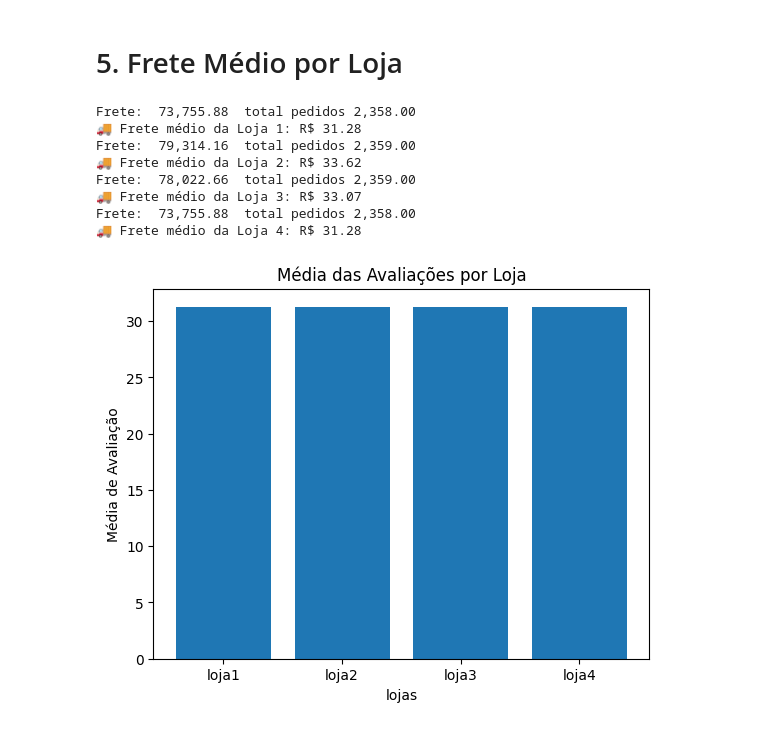
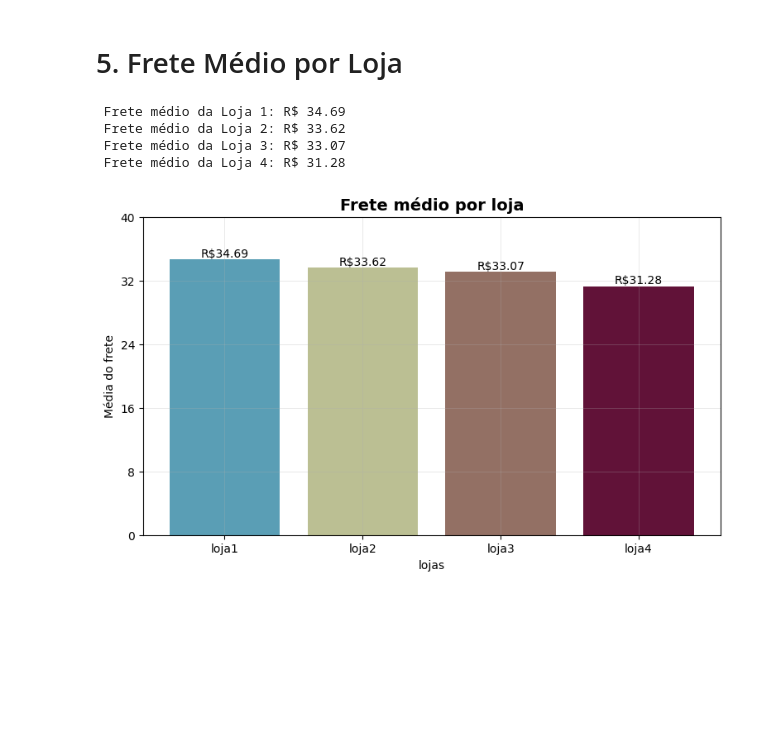
Before and after one commit to claudiaapj/challengeAluraStore, a Jupyter notebook: AluraStoreBr.ipynb, the cells around one changed output. Cells and saved outputs as stored; diff of their text form; code cells hidden in the pictures; blank space fills up the shorter version.

```diff
--- a/AluraStoreBr.ipynb
+++ b/AluraStoreBr.ipynb
@@ -195,24 +206,25 @@ for i, df in enumerate(lojas, start=1):
     total_pedidos = df['Frete'].count()
     frete_medio = soma_frete / total_pedidos
     frete_medio_graf.append(frete_medio)
-    print(f'Frete: {soma_frete: ,.2f}  total pedidos {total_pedidos:,.2f}')
-    print(f"🚚 Frete médio da Loja {i}: R$ {frete_medio:.2f}")
+    print(f" Frete médio da Loja {i}: R$ {frete_medio:.2f}")
 # %% [output]
-Frete:  73,755.88  total pedidos 2,358.00
-🚚 Frete médio da Loja 1: R$ 31.28
-Frete:  79,314.16  total pedidos 2,359.00
-🚚 Frete médio da Loja 2: R$ 33.62
-Frete:  78,022.66  total pedidos 2,359.00
-🚚 Frete médio da Loja 3: R$ 33.07
-Frete:  73,755.88  total pedidos 2,358.00
-🚚 Frete médio da Loja 4: R$ 31.28
+ Frete médio da Loja 1: R$ 34.69
+ Frete médio da Loja 2: R$ 33.62
+ Frete médio da Loja 3: R$ 33.07
+ Frete médio da Loja 4: R$ 31.28
-# %%
-nome_loja = ['loja1', 'loja2', 'loja3', 'loja4']
-
-plt.bar(nome_loja, frete_medio)
-plt.xlabel('lojas')
-plt.ylabel('Média de Avaliação')
-plt.title('Média das Avaliações por Loja')
-plt.show()
-# %% [output]
-[figure, removed]
+# %%
+nome_loja = ['loja1', 'loja2', 'loja3', 'loja4']
+barras = ["#5A9EB5", "#BBBF93", "#937064", "#611238"]
+
+plt.figure(figsize=(9,5))
+plt.bar(nome_loja, frete_medio_graf, color=barras)
+for i, valor in enumerate(frete_medio_graf):
+    plt.text(i, valor + 0.3, f'R${valor:.2f}', ha='center', fontsize=10)
+plt.yticks(range(0, int(max(frete_medio_graf)) +9, 8))
+plt.xlabel('lojas')
+plt.ylabel('Média do frete')
+plt.title('Frete médio por loja', fontweight='bold', fontsize= 14)
+plt.grid(True, linewidth=0.5, alpha=0.4)
+plt.show()
+# %% [output]
+[figure, added]
```
Also changed, not shown: parts of 6 cells of this notebook.
